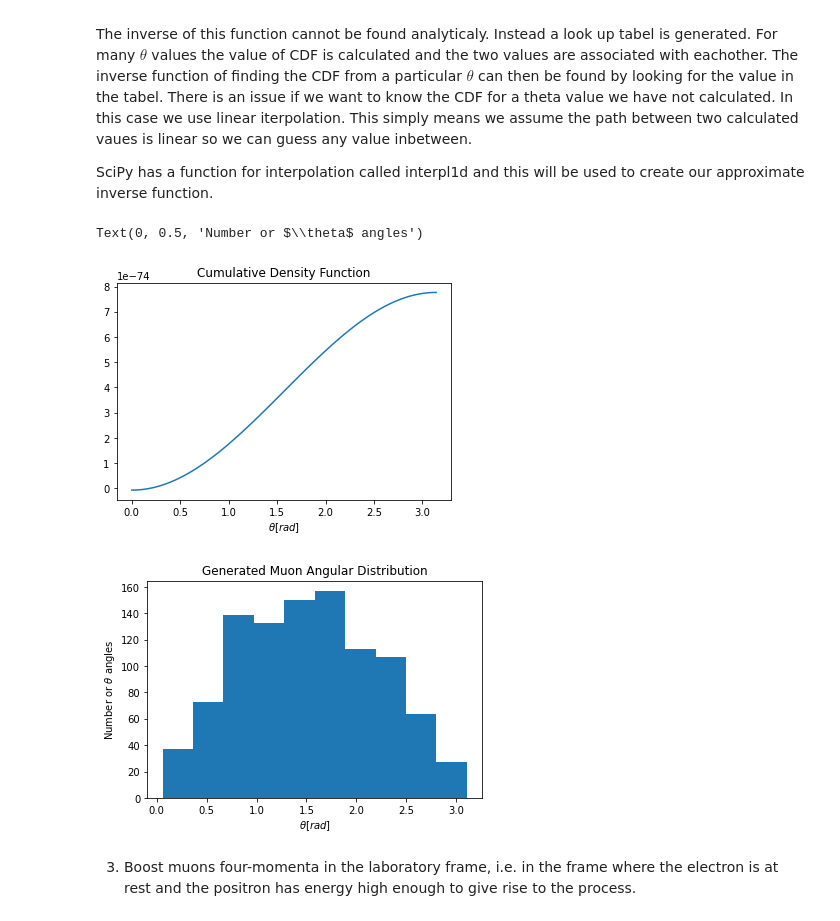
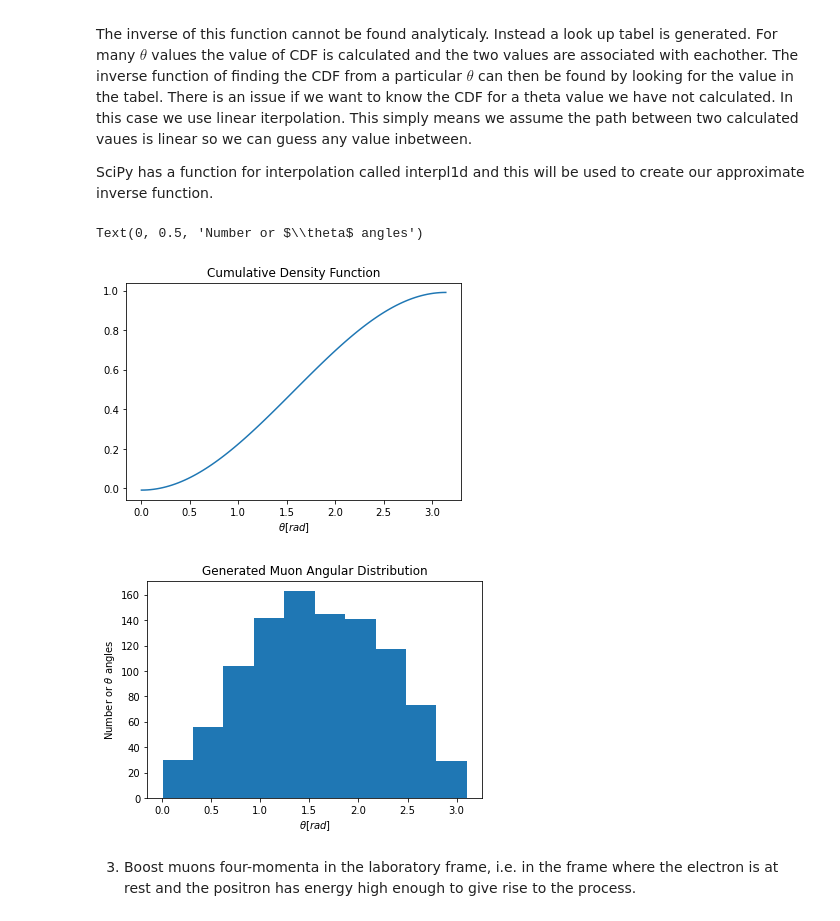
Before and after one commit to jjackson1994/Muon_Project, a Jupyter notebook: Muon project - final draft .ipynb, the cells around one changed output. Cells and saved outputs as stored; diff of their text form; code cells hidden in the pictures.

```diff
--- a/Muon project - final draft .ipynb
+++ b/Muon project - final draft .ipynb
@@ -51,7 +55,8 @@ m_e = 0.510998 #Mev
 
 mu2 = m_muon**2 #Mev^2
 me2 = m_e**2 #Mev^2
-s = 4*mu2 + 5000 #MeV^2
+S = 4*mu2 + 5000 #MeV^2
+#**Must Stay Capital**
 alpha = 0.007297352 #no unit of measurement
 
 
@@ -62,7 +67,7 @@ def ab(s):
     #more constants to simplify calculation
     ce = 1-(4*me2/s)
     cu = 1-(4*mu2/s)
-    c1 = e**4/(64 * math.pi**2 * s)
+    c1 = alpha**2/(4*s)#e**4/(64 * np.pi**2 * s)
     c2 = c1 * cu**(1/2) * ce**(-1/2)
 
     a = c2 * (1+(4/s)*(me2+mu2))
@@ -85,7 +90,7 @@ def sigma(s):#total cross section
 
 ##Plotting the differential cross section in CoM
 theta = np.linspace(0,np.pi,100)
-DCS = [d_sigma(s,th)/con1 for th in theta] #barns
+DCS = [d_sigma(S,th)/con1 for th in theta] #barns
 
 
 
@@ -192,36 +197,37 @@ SciPy has a function for interpolation called interpl1d and this will be used to
 # %%
 #Cumulitive Density Function. Probability a THETA sampled is less than theta in the function.
 def cdf(theta,s):
     a,b = ab(s)
     sig = sigma(s)
     return (2*np.pi/sig)*((-np.cos(theta)*(3*a+b*np.cos(theta)**2)*1/3)+ a)
 
 #Theta Generation, Sampling from the PDF, Using Inverse CDF Method
 def thetaGen2(howMany,s):#howMany - the number of thetas to generate
     #generate the lookup table for the inverse function
     theta = np.linspace(0,np.pi,100)
     CDF = [cdf(x,s) for x in theta]
     PDF = [pdf(x,s) for x in theta]
     #thetaPredictor is the inverse CDF brought about using a look up table (theta,CDF) and interpolation
     thetaPredictor = interp1d(CDF, theta, kind = "linear")
     return [float(thetaPredictor(x)) for x in npr.uniform(min(CDF),max(CDF),howMany)]
 
-CDF = [cdf(x,s) for x in theta]
+theta = np.linspace(0,np.pi,100)
+CDF = [cdf(x,S) for x in theta]
 
 figCDF = plt.figure()
 plt.plot(theta,CDF)
 plt.title('Cumulative Density Function')
 plt.xlabel(r'$\theta[rad]$')
 
 figThetaGen = plt.figure()
-plt.hist(thetaGen2(1000,s))
+plt.hist(thetaGen2(1000,S))
 plt.title('Generated Muon Angular Distribution')
 plt.xlabel(r'$\theta[rad]$')
 plt.ylabel(r'Number or $\theta$ angles')
 # %% [output]
 Text(0, 0.5, 'Number or $\\theta$ angles')
-[figure, old version]
+[figure, new version]
-[figure, old version]
+[figure, new version]
 # %% [markdown]
 3. Boost muons four-momenta in the laboratory frame, i.e. in the frame where the electron is at rest and the positron has energy high enough to give rise to the process.
 # %% [markdown]
```
Also changed, not shown: parts of 3 cells of this notebook.
